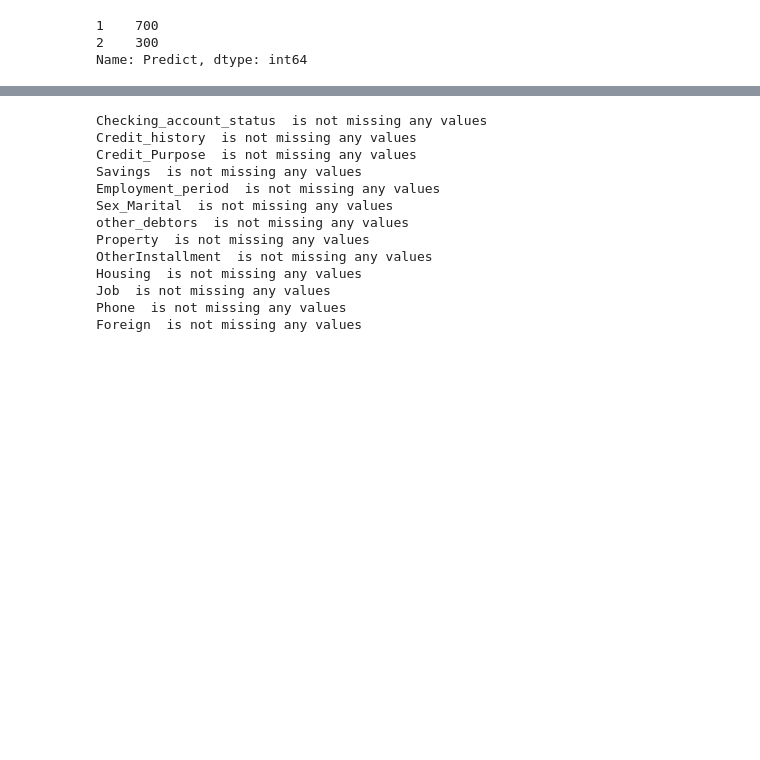
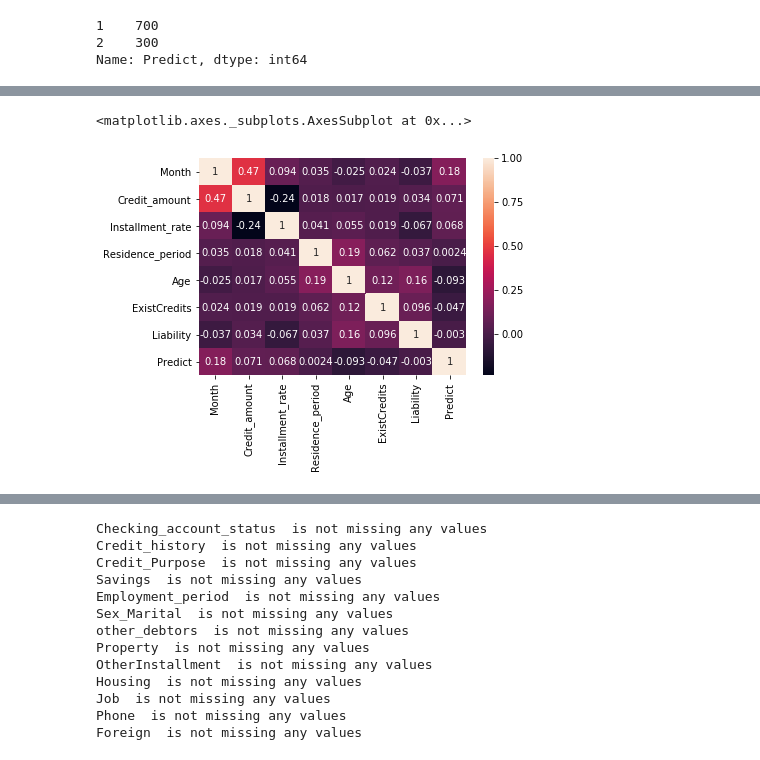
Before and after one commit to Mangsir-Krishna/German-credit-data-classifier, a Jupyter notebook: classifier with accuracy.ipynb, the cells around one changed output, grey strips where cells are left out. Cells and saved outputs as stored; diff of their text form; code cells hidden in the pictures; blank space fills up the shorter version.

```diff
--- a/classifier with accuracy.ipynb
+++ b/classifier with accuracy.ipynb
@@ -87,0 +31,6 @@ df.head(5)
+# %%
+corr_kendall = df.corr(method = 'kendall')
+sns.heatmap(corr_kendall, annot = True)
+# %% [output]
+<matplotlib.axes._subplots.AxesSubplot at 0x...>
+[figure, added]
```
Also changed, not shown: parts of 32 cells of this notebook.
